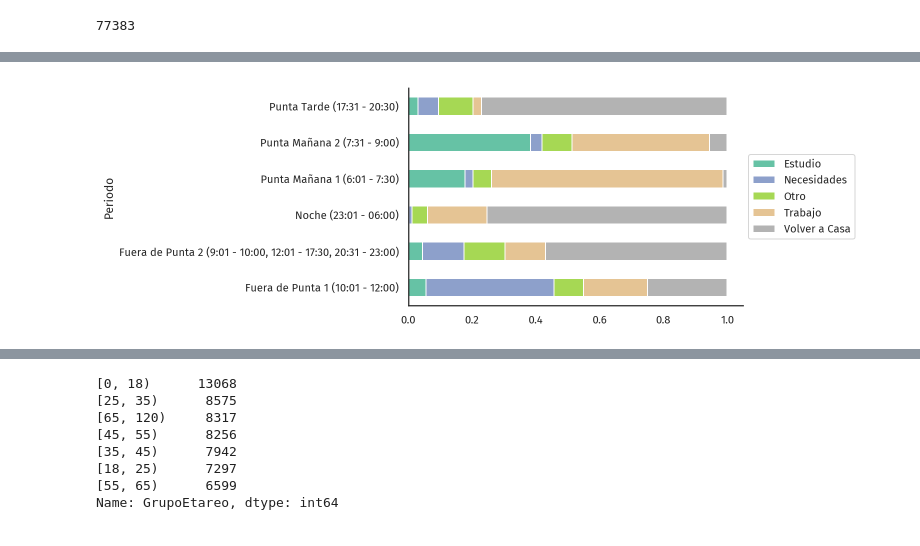
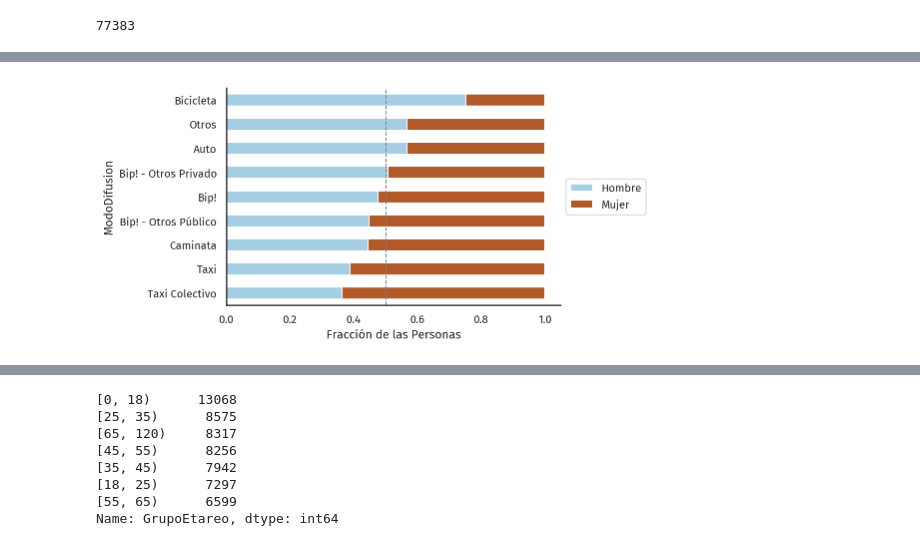
Before and after one commit to diazidx/uddvis, a Jupyter notebook: VISUDD_02_caso_eod_tablas.ipynb, the cells around one changed output, grey strips where cells are left out. Cells and saved outputs as stored; diff of their text form; code cells hidden in the pictures.

```diff
--- a/VISUDD_02_caso_eod_tablas.ipynb
+++ b/VISUDD_02_caso_eod_tablas.ipynb
@@ -90,2 +92,0 @@ personas['Ocupacion'] = decode_column(personas,path + '/Tablas_parametros/Ocupac
-# %%
-hogares = pd.read_csv(path + '/Hogares.csv', sep=';', decimal=',', index_col='Hogar', encoding='utf-8')
@@ -135,2 +95,2 @@ sns.despine()
 # %%
-personas_hogar = personas.rename(columns={'Factor': 'FactorPersona'}).join(hogares.rename(columns={'Factor': 'FactorHogar'}), on='Hogar')
+personas_hogar = personas.rename(columns={'Factor': 'FactorPersona'}).merge(hogares.rename(columns={'Factor': 'FactorHogar'}))
@@ -169,0 +133,3 @@ viajes_persona = viajes.drop('Hogar', axis=1).join(personas_hogar, on='Persona')
+# %%
+viajes_persona = viajes.merge(personas_hogar)
+viajes_persona.head()
@@ -196,0 +268,3 @@ viajes_persona['PropositoAgregado'] = viajes_persona['Proposito'].map(lambda x:
+# %%
+viajes_persona['PesoLaboral'] = viajes_persona['FactorLaboralNormal'] * viajes_persona['FactorPersona']
+viajes_persona['PesoLaboral'].sample(5)
@@ -197,15 +320,14 @@ viajes_persona['PropositoAgregado'] = viajes_persona['Proposito'].map(lambda x:
 # %%
-(viajes_persona[pd.notnull(viajes.FactorLaboralNormal)]
- .groupby(['Periodo', 'PropositoAgregado'])
- .apply(lambda x: (x['FactorLaboralNormal'] * x['FactorPersona']).sum())
- .unstack()
- .fillna(0.0)
+(viajes_persona.groupby(['ModoDifusion', 'Sexo'])
+ .agg(n_viajes=('FactorPersona', 'sum'))
+ ['n_viajes'].unstack(fill_value=0)
  .pipe(normalize_rows)
- #.sort_values('Volver a Casa')
- .plot(kind='barh', stacked=True, cmap='Set2')
-)
+ .sort_values('Hombre')
+ .plot(kind='barh', stacked=True, cmap='Paired'))
 
+plt.axvline(x=0.5, color='grey', linestyle='dashed', linewidth=1)
+plt.xlabel('Fracción de las Personas')
 plt.legend(loc='center left', bbox_to_anchor=(1.0, 0.5))
 sns.despine()
 # %% [output]
-[figure, old version]
+[figure, new version]
```
Also changed, not shown: parts of 77 cells of this notebook.
